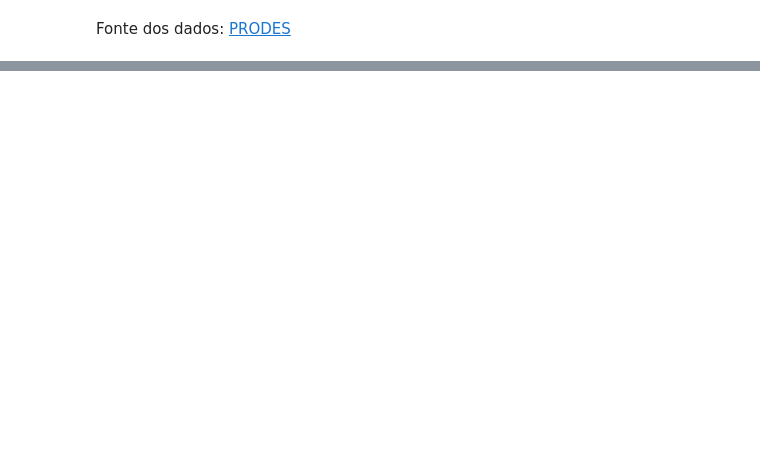
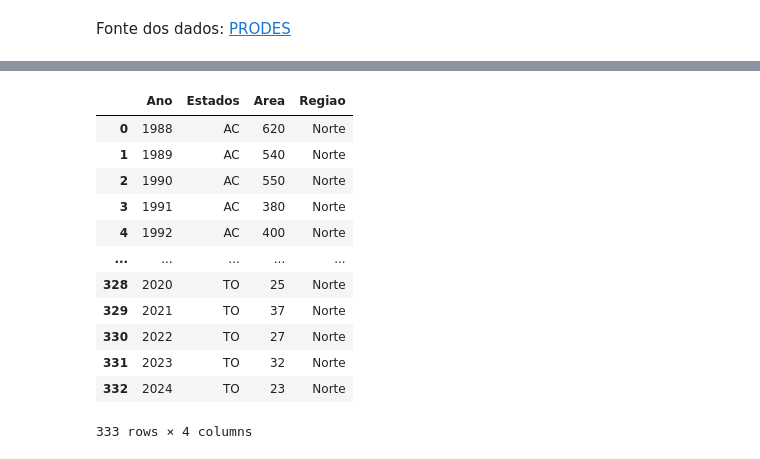
Before and after one commit to MatheusMorandi/Analise_Desmatamento_Brasil, a Jupyter notebook: src/eda.ipynb, the cells around one changed output, grey strips where cells are left out. Cells and saved outputs as stored; diff of their text form; code cells hidden in the pictures; blank space fills up the shorter version.

```diff
--- a/src/eda.ipynb
+++ b/src/eda.ipynb
@@ -95,0 +96,33 @@ plt.show()
+# %%
+estados_regioes = {
+    'MT': 'Centro-Oeste', 'AC': 'Norte', 'AP': 'Norte',
+    'AM': 'Norte', 'PA': 'Norte', 'RO': 'Norte',
+    'RR': 'Norte', 'TO': 'Norte', 'MA': 'Nordeste'
+}
+
+dados_estados = pd.melt(
+        dados,
+        id_vars = "Ano",
+        value_vars = [
+            "AC", "AM", "AP", "MA", "MT", "PA", "RO", "RR", "TO"],
+        var_name = "Estados",
+        value_name = "Area"
+)
+
+dados_estados["Regiao"] = dados_estados["Estados"].map(estados_regioes)
+
+dados_estados
+# %% [output]
+|  | Ano | Estados | Area | Regiao |
+| 0 | 1988 | AC | 620 | Norte |
+| 1 | 1989 | AC | 540 | Norte |
+| 2 | 1990 | AC | 550 | Norte |
+| 3 | 1991 | AC | 380 | Norte |
+| 4 | 1992 | AC | 400 | Norte |
+| ... | ... | ... | ... | ... |
+| 328 | 2020 | TO | 25 | Norte |
+| 329 | 2021 | TO | 37 | Norte |
+| 330 | 2022 | TO | 27 | Norte |
+| 331 | 2023 | TO | 32 | Norte |
+| 332 | 2024 | TO | 23 | Norte |
+333 rows × 4 columns
```
Also changed, not shown: parts of 7 cells of this notebook.
